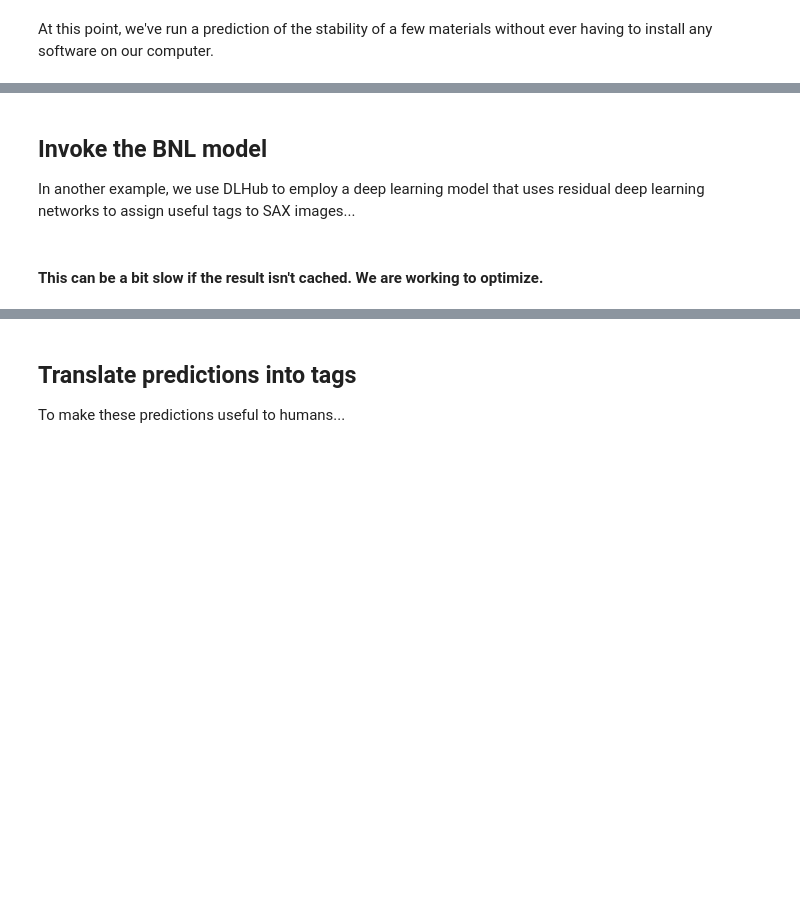
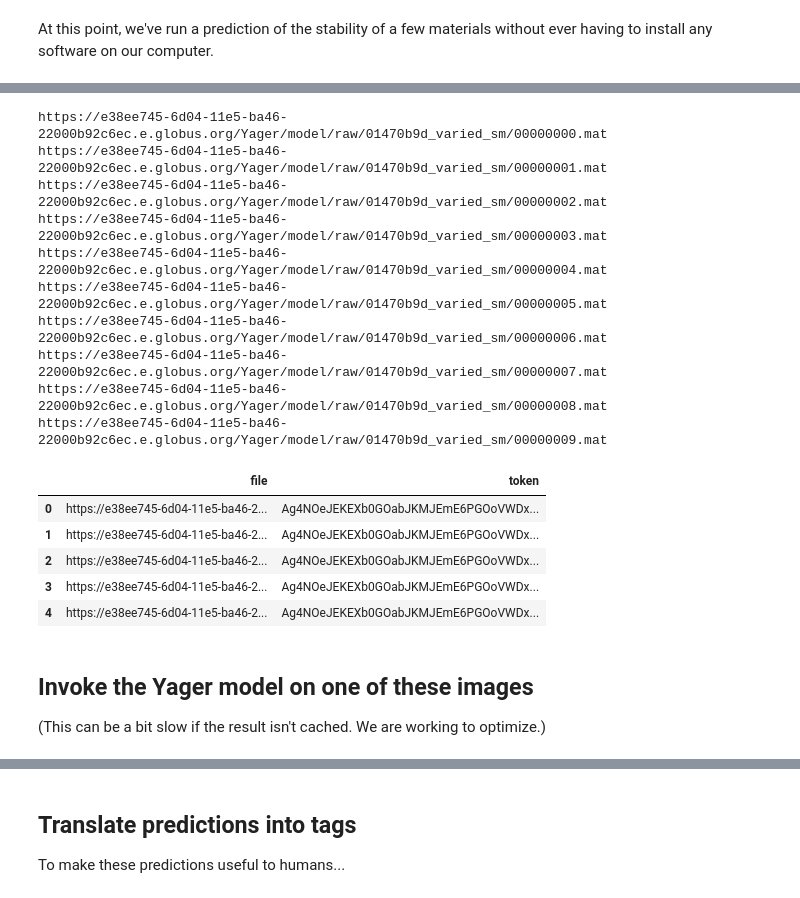
Before and after one commit to DLHub-Argonne/dlhub_containers, a Jupyter notebook: examples/dlhub-demo.ipynb, the cells around one changed output, grey strips where cells are left out. Cells and saved outputs as stored; diff of their text form; code cells hidden in the pictures; blank space fills up the shorter version.

Commit message:
add image

```diff
--- a/examples/dlhub-demo.ipynb
+++ b/examples/dlhub-demo.ipynb
@@ -181,14 +223,31 @@ Each image looks like this [example image]
 # %%
 data = []
-for filename in bnl_inputs[:2]:
+for filename in bnl_inputs[:10]:
+    print(filename)
     data.append({"file": filename, "token": creds['petrel'].access_token})
 df_bnl = pd.DataFrame(data)
 df_bnl.head()
+# %% [output]
+https://e38ee745-6d04-11e5-ba46-22000b92c6ec.e.globus.org/Yager/model/raw/01470b9d_varied_sm/00000000.mat
+https://e38ee745-6d04-11e5-ba46-22000b92c6ec.e.globus.org/Yager/model/raw/01470b9d_varied_sm/00000001.mat
+https://e38ee745-6d04-11e5-ba46-22000b92c6ec.e.globus.org/Yager/model/raw/01470b9d_varied_sm/00000002.mat
+https://e38ee745-6d04-11e5-ba46-22000b92c6ec.e.globus.org/Yager/model/raw/01470b9d_varied_sm/00000003.mat
+https://e38ee745-6d04-11e5-ba46-22000b92c6ec.e.globus.org/Yager/model/raw/01470b9d_varied_sm/00000004.mat
+https://e38ee745-6d04-11e5-ba46-22000b92c6ec.e.globus.org/Yager/model/raw/01470b9d_varied_sm/00000005.mat
+https://e38ee745-6d04-11e5-ba46-22000b92c6ec.e.globus.org/Yager/model/raw/01470b9d_varied_sm/00000006.mat
+https://e38ee745-6d04-11e5-ba46-22000b92c6ec.e.globus.org/Yager/model/raw/01470b9d_varied_sm/00000007.mat
+https://e38ee745-6d04-11e5-ba46-22000b92c6ec.e.globus.org/Yager/model/raw/01470b9d_varied_sm/00000008.mat
+https://e38ee745-6d04-11e5-ba46-22000b92c6ec.e.globus.org/Yager/model/raw/01470b9d_varied_sm/00000009.mat
+|  | file | token |
+| 0 | https://e38ee745-6d04-11e5-ba46-2... | Ag4NOeJEKEXb0GOabJKMJEmE6PGOoVWDx... |
+| 1 | https://e38ee745-6d04-11e5-ba46-2... | Ag4NOeJEKEXb0GOabJKMJEmE6PGOoVWDx... |
+| 2 | https://e38ee745-6d04-11e5-ba46-2... | Ag4NOeJEKEXb0GOabJKMJEmE6PGOoVWDx... |
+| 3 | https://e38ee745-6d04-11e5-ba46-2... | Ag4NOeJEKEXb0GOabJKMJEmE6PGOoVWDx... |
+| 4 | https://e38ee745-6d04-11e5-ba46-2... | Ag4NOeJEKEXb0GOabJKMJEmE6PGOoVWDx... |
-# %% [markdown]
-## Invoke the BNL model
-In another example, we use DLHub to employ a deep learning model that uses residual deep learning networks to assign useful tags to SAX images...
 # %% [markdown]
-#### This can be a bit slow if the result isn't cached. We are working to optimize.
+## Invoke the Yager model on one of these images
+
+(This can be a bit slow if the result isn't cached. We are working to optimize.)
 # %%
 servable_name = "resnet"
 servable_id = dl.get_id_by_name(servable_name)
```
Also changed, not shown: parts of 17 cells of this notebook, 1 other file.
